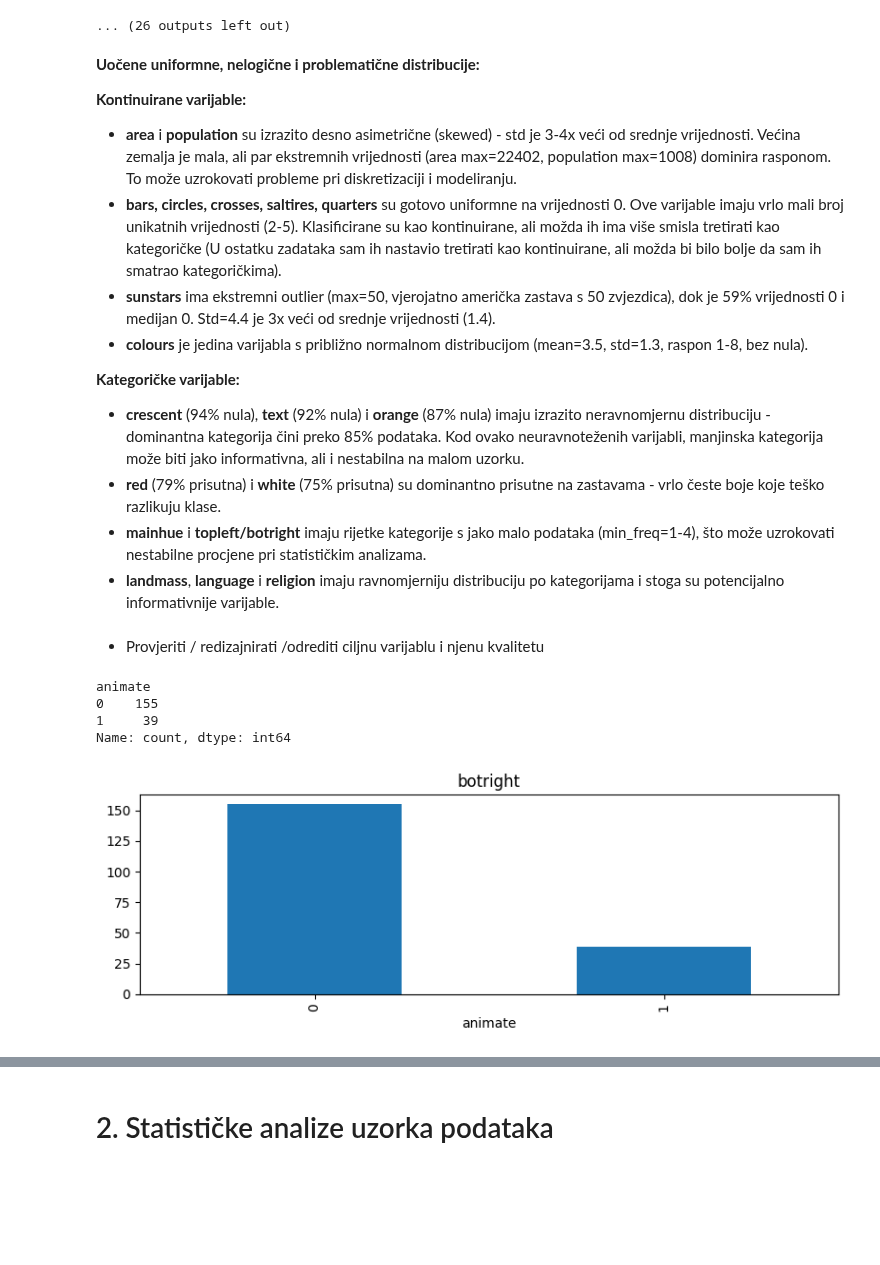
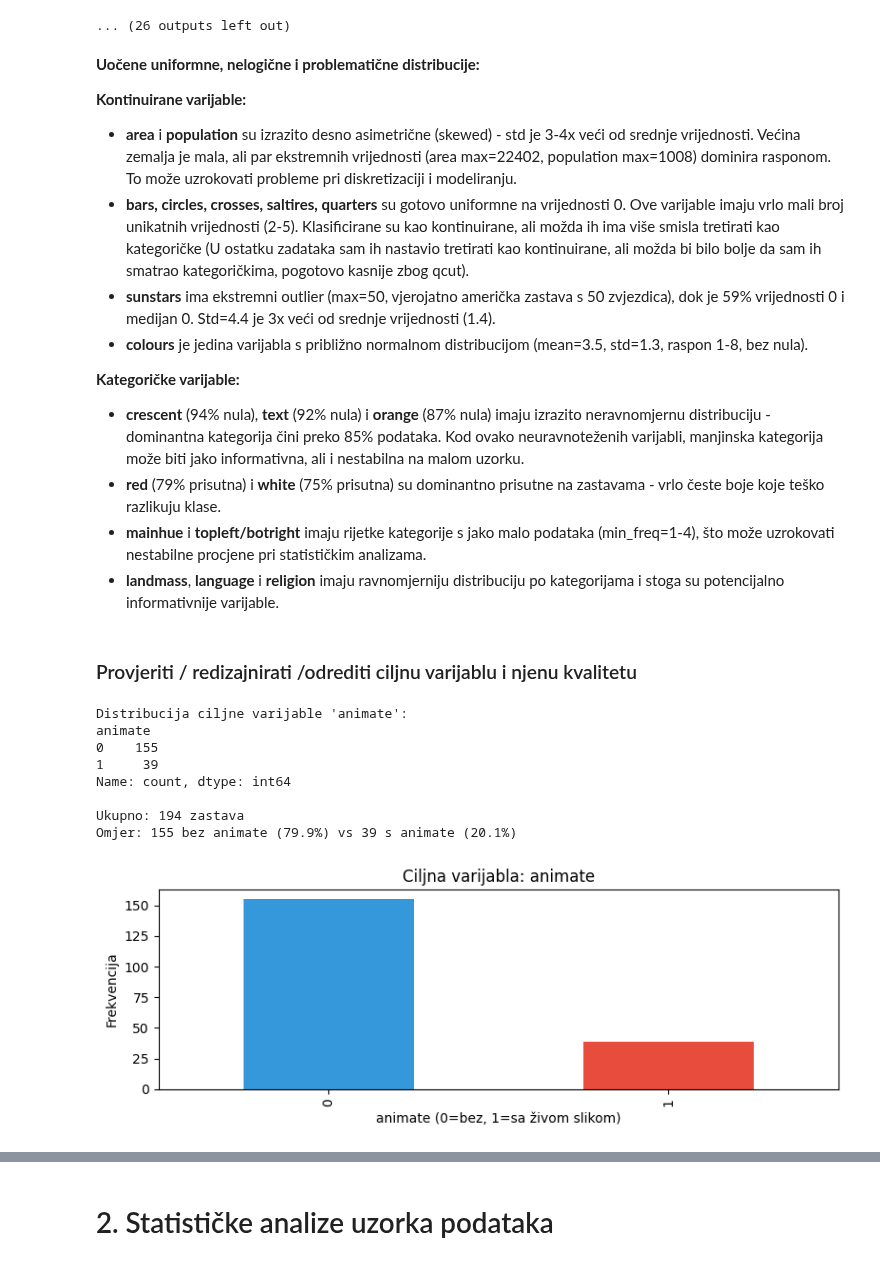
Before and after one commit to TihomirPop/NOSQL_BDA, a Jupyter notebook: 2. dio/zadatak2.ipynb, the cells around one changed output, grey strips where cells are left out. Drawn from its saved outputs; the diff is of its cells as text; code cells hidden in the pictures; blank space fills up the shorter version.

```diff
--- a/2. dio/zadatak2.ipynb
+++ b/2. dio/zadatak2.ipynb
@@ -143,7 +143,7 @@ Name: count, dtype: int64
 
 **Kontinuirane varijable:**
 - **area** i **population** su izrazito desno asimetrične (skewed) - std je 3-4x veći od srednje vrijednosti. Većina zemalja je mala, ali par ekstremnih vrijednosti (area max=22402, population max=1008) dominira rasponom. To može uzrokovati probleme pri diskretizaciji i modeliranju.
-- **bars, circles, crosses, saltires, quarters** su gotovo uniformne na vrijednosti 0. Ove varijable imaju vrlo mali broj unikatnih vrijednosti (2-5). Klasificirane su kao kontinuirane, ali možda ih ima više smisla tretirati kao kategoričke (U ostatku zadataka sam ih nastavio tretirati kao kontinuirane, ali možda bi bilo bolje da sam ih smatrao kategoričkima).
+- **bars, circles, crosses, saltires, quarters** su gotovo uniformne na vrijednosti 0. Ove varijable imaju vrlo mali broj unikatnih vrijednosti (2-5). Klasificirane su kao kontinuirane, ali možda ih ima više smisla tretirati kao kategoričke (U ostatku zadataka sam ih nastavio tretirati kao kontinuirane, ali možda bi bilo bolje da sam ih smatrao kategoričkima, pogotovo kasnije zbog qcut).
 - **sunstars** ima ekstremni outlier (max=50, vjerojatno američka zastava s 50 zvjezdica), dok je 59% vrijednosti 0 i medijan 0. Std=4.4 je 3x veći od srednje vrijednosti (1.4).
 - **colours** je jedina varijabla s približno normalnom distribucijom (mean=3.5, std=1.3, raspon 1-8, bez nula).
 
@@ -153,19 +153,27 @@ Name: count, dtype: int64
 - **mainhue** i **topleft/botright** imaju rijetke kategorije s jako malo podataka (min_freq=1-4), što može uzrokovati nestabilne procjene pri statističkim analizama.
 - **landmass**, **language** i **religion** imaju ravnomjerniju distribuciju po kategorijama i stoga su potencijalno informativnije varijable.
 # %% [markdown]
-- Provjeriti / redizajnirati /odrediti ciljnu varijablu i njenu kvalitetu
+### Provjeriti / redizajnirati /odrediti ciljnu varijablu i njenu kvalitetu
 # %%
-# Frekvencija i stupčasti grafikon za ciljnu varijablu animate if exists
+# Frekvencija i stupčasti grafikon za ciljnu varijablu 'animate'
 counts = df["animate"].value_counts()
-print(f"\n{counts}\n")
-counts.plot(kind='bar', title=col, figsize=(8, 3))
+print(f"\nDistribucija ciljne varijable 'animate':\n{counts}\n")
+print(f"Ukupno: {len(df)} zastava")
+print(f"Omjer: {counts[0]} bez animate ({counts[0]/len(df)*100:.1f}%) vs {counts[1]} s animate ({counts[1]/len(df)*100:.1f}%)")
+
+counts.plot(kind='bar', title="Ciljna varijabla: animate", figsize=(8, 3), color=['#3498db', '#e74c3c'])
+plt.xlabel('animate (0=bez, 1=sa živom slikom)')
+plt.ylabel('Frekvencija')
 plt.tight_layout()
 plt.show()
-# WIP
 # %% [output]
+Distribucija ciljne varijable 'animate':
 animate
 0    155
 1     39
 Name: count, dtype: int64
+
+Ukupno: 194 zastava
+Omjer: 155 bez animate (79.9%) vs 39 s animate (20.1%)
-[figure, old version]
+[figure, new version]
 # %% [markdown]
```
Also changed, not shown: parts of 3 cells of this notebook.
